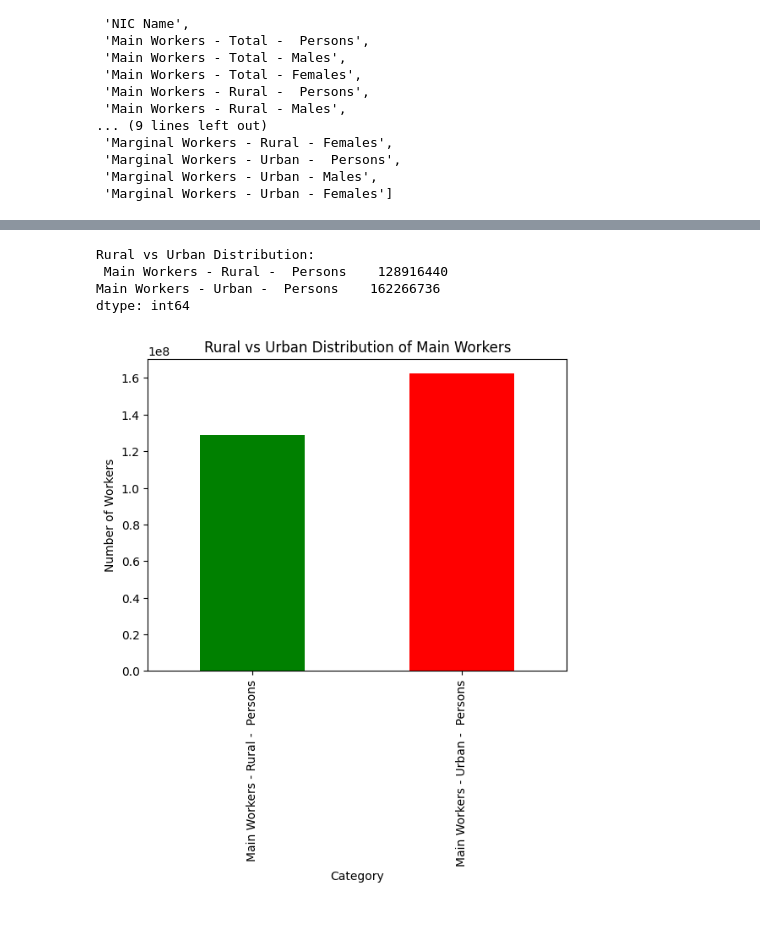
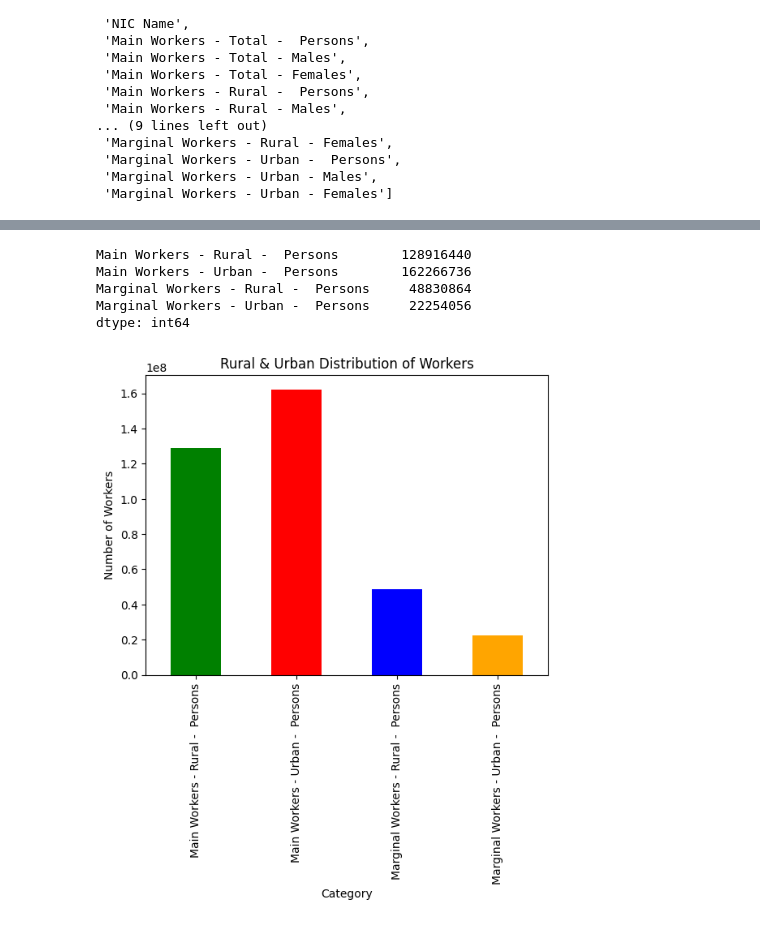
Before and after one commit to Thejasrajsathyamoorthy/Industrial-Human-Resources, a Jupyter notebook: HR_1.ipynb, the cells around one changed output, grey strips where cells are left out. Cells and saved outputs as stored; diff of their text form; code cells hidden in the pictures.

```diff
--- a/HR_1.ipynb
+++ b/HR_1.ipynb
@@ -48,3 +49,8 @@ df.shape
+# %%
+# Replacing where NIC Name is 'Blank' and 'Total' to Construction of buildings
+
+df['NIC Name'] = df['NIC Name'].replace('Blank', 'Construction of buildings')
+df['NIC Name'] = df['NIC Name'].replace('Total', 'Construction of buildings')
 # %%
 df.info()
 # %% [output]
@@ -65,10 +71,6 @@ Data columns (total 25 columns):
  24  Marginal Workers - Urban - Females   195145 non-null  int64
 dtypes: int64(18), object(7)
 memory usage: 37.2+ MB
-# %%
-# Converting to numerical columns
-numeric_cols = ['State Code', 'District Code', 'Division', 'Group', 'Class']
-df[numeric_cols] = df[numeric_cols].apply(pd.to_numeric, errors='coerce')
 # %%
 df.isnull().sum()
 # %% [output]
@@ -144,17 +158,19 @@ plt.show()
 # %%
-# Rural vs Urban distribution
-rural_urban = df[['Main Workers - Rural -  Persons', 'Main Workers - Urban -  Persons']].sum()
-print("Rural vs Urban Distribution:\n", rural_urban)
+# Workers Rural & Urban distribution
+rural_urban_distribution = df[['Main Workers - Rural -  Persons', 'Main Workers - Urban -  Persons',
+                  'Marginal Workers - Rural -  Persons', 'Marginal Workers - Urban -  Persons']].sum()
+print(rural_urban_distribution)
 
-# Bar chart for rural vs urban distribution
-rural_urban.plot(kind='bar', color=['green', 'red'])
-plt.title("Rural vs Urban Distribution of Main Workers")
+# Bar chart for rural & urban distribution
+rural_urban_distribution.plot(kind='bar', color=['green', 'red', "blue", "orange"])
+plt.title("Rural & Urban Distribution of Workers")
 plt.xlabel("Category")
 plt.ylabel("Number of Workers")
 plt.show()
 # %% [output]
-Rural vs Urban Distribution:
- Main Workers - Rural -  Persons    128916440
-Main Workers - Urban -  Persons    162266736
+Main Workers - Rural -  Persons        128916440
+Main Workers - Urban -  Persons        162266736
+Marginal Workers - Rural -  Persons     48830864
+Marginal Workers - Urban -  Persons     22254056
 dtype: int64
-[figure, old version]
+[figure, new version]
```
Also changed, not shown: parts of 8 cells of this notebook.
